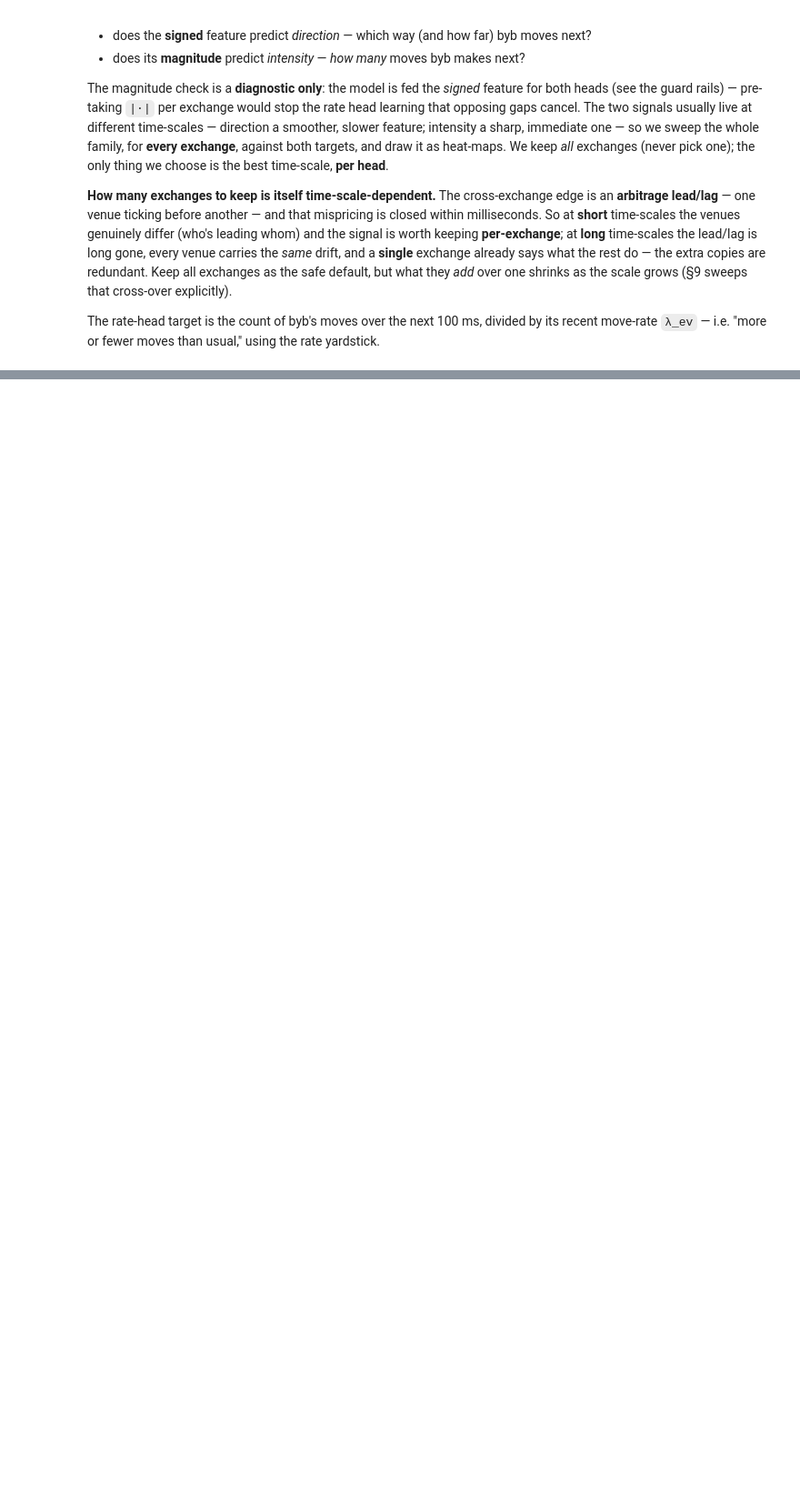
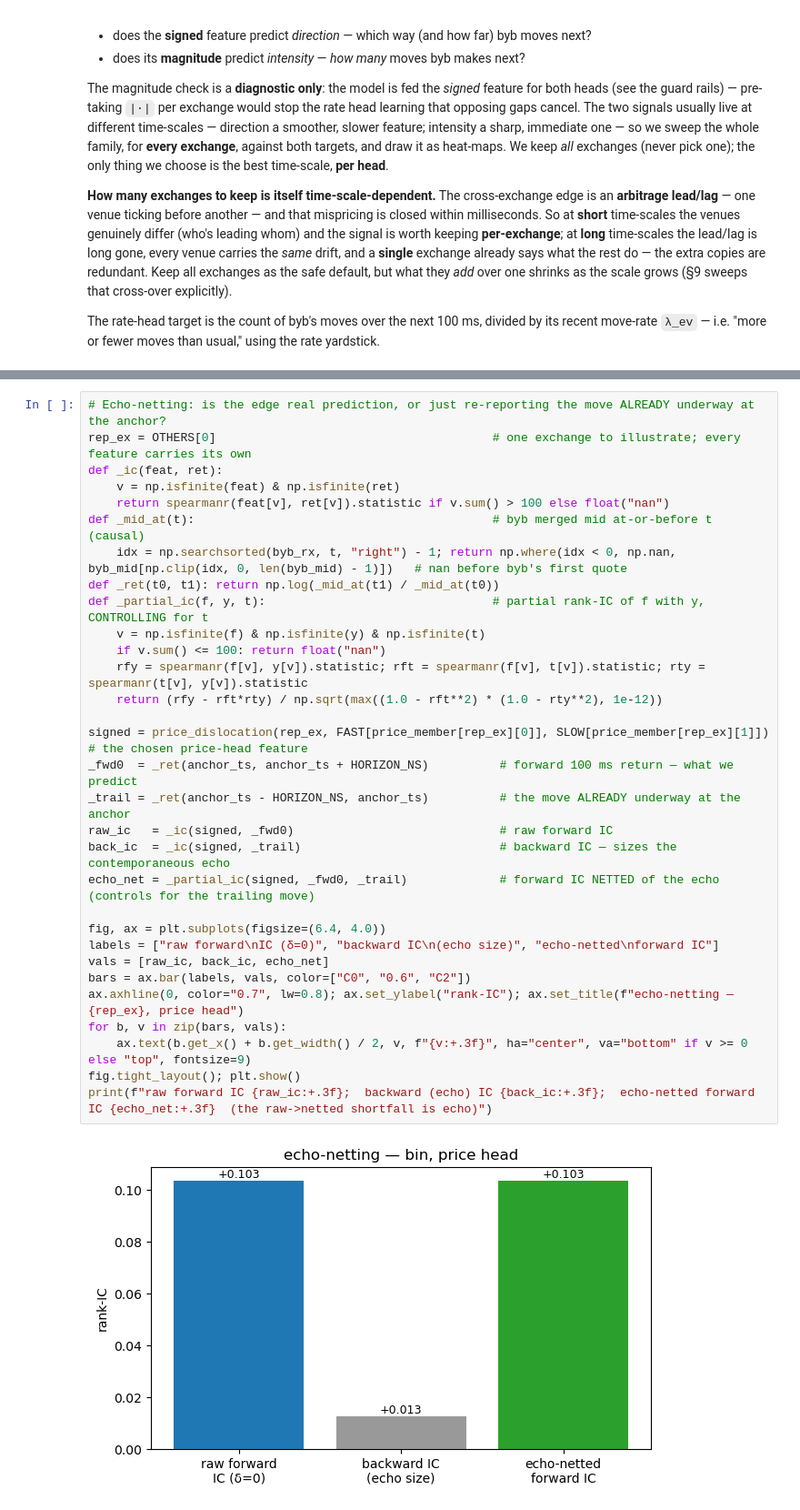
Before and after one commit to leithboyd/boba, a Jupyter notebook: notebooks/features/template.ipynb, the cells around one changed output, grey strips where cells are left out. Shown at 91% size. Saved outputs shown, nothing was run; the diff lists cells and outputs as text; blank space fills up the shorter version.

```diff
--- a/notebooks/features/template.ipynb
+++ b/notebooks/features/template.ipynb
@@ -1128,0 +1130,33 @@ case here, where the recording* is *production timing.)*
+# %%
+# Echo-netting: is the edge real prediction, or just re-reporting the move ALREADY underway at the anchor?
+rep_ex = OTHERS[0]                                       # one exchange to illustrate; every feature carries its own
+def _ic(feat, ret):
+    v = np.isfinite(feat) & np.isfinite(ret)
+    return spearmanr(feat[v], ret[v]).statistic if v.sum() > 100 else float("nan")
+def _mid_at(t):                                          # byb merged mid at-or-before t (causal)
+    idx = np.searchsorted(byb_rx, t, "right") - 1; return np.where(idx < 0, np.nan, byb_mid[np.clip(idx, 0, len(byb_mid) - 1)])   # nan before byb's first quote
+def _ret(t0, t1): return np.log(_mid_at(t1) / _mid_at(t0))
+def _partial_ic(f, y, t):                                # partial rank-IC of f with y, CONTROLLING for t
+    v = np.isfinite(f) & np.isfinite(y) & np.isfinite(t)
+    if v.sum() <= 100: return float("nan")
+    rfy = spearmanr(f[v], y[v]).statistic; rft = spearmanr(f[v], t[v]).statistic; rty = spearmanr(t[v], y[v]).statistic
+    return (rfy - rft*rty) / np.sqrt(max((1.0 - rft**2) * (1.0 - rty**2), 1e-12))
+
+signed = price_dislocation(rep_ex, FAST[price_member[rep_ex][0]], SLOW[price_member[rep_ex][1]])   # the chosen price-head feature
+_fwd0  = _ret(anchor_ts, anchor_ts + HORIZON_NS)          # forward 100 ms return — what we predict
+_trail = _ret(anchor_ts - HORIZON_NS, anchor_ts)          # the move ALREADY underway at the anchor
+raw_ic   = _ic(signed, _fwd0)                             # raw forward IC
+back_ic  = _ic(signed, _trail)                            # backward IC — sizes the contemporaneous echo
+echo_net = _partial_ic(signed, _fwd0, _trail)             # forward IC NETTED of the echo (controls for the trailing move)
+
+fig, ax = plt.subplots(figsize=(6.4, 4.0))
+labels = ["raw forward\nIC (δ=0)", "backward IC\n(echo size)", "echo-netted\nforward IC"]
+vals = [raw_ic, back_ic, echo_net]
+bars = ax.bar(labels, vals, color=["C0", "0.6", "C2"])
+ax.axhline(0, color="0.7", lw=0.8); ax.set_ylabel("rank-IC"); ax.set_title(f"echo-netting — {rep_ex}, price head")
+for b, v in zip(bars, vals):
+    ax.text(b.get_x() + b.get_width() / 2, v, f"{v:+.3f}", ha="center", va="bottom" if v >= 0 else "top", fontsize=9)
+fig.tight_layout(); plt.show()
+print(f"raw forward IC {raw_ic:+.3f};  backward (echo) IC {back_ic:+.3f};  echo-netted forward IC {echo_net:+.3f}  (the raw->netted shortfall is echo)")
+# %% [output]
+[figure, added]
```
Also changed, not shown: parts of 35 cells of this notebook, 39 other files.
